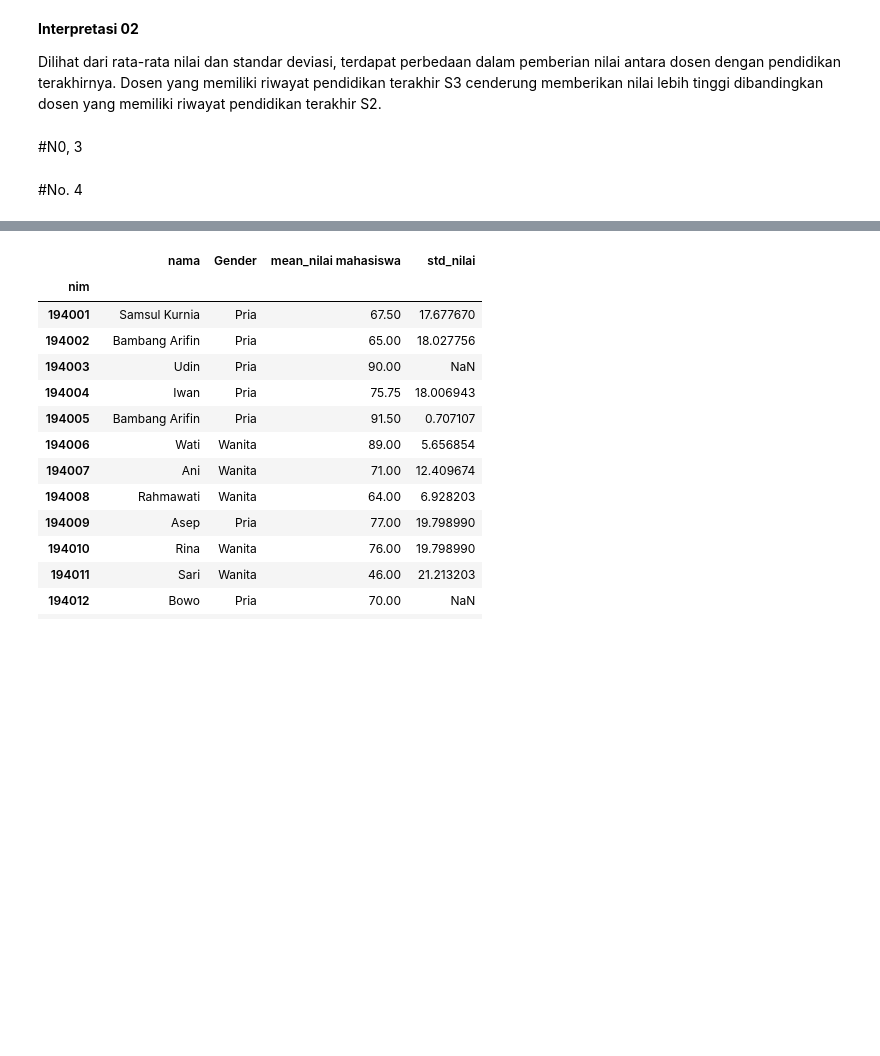
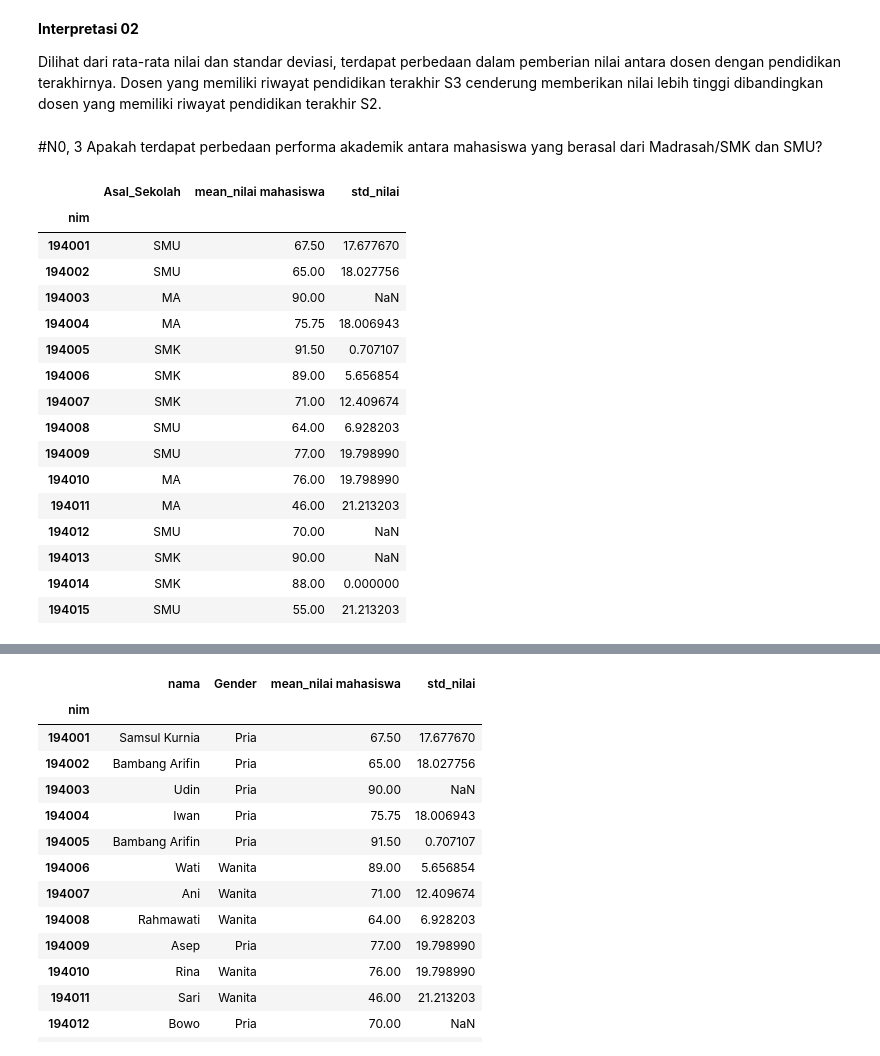
Before and after one commit to muhammadfaridmaulana/Case-Study-02-EDA-Ganjil-2022-Kelompok-2, a Jupyter notebook: Case_Study_02_EDA_Ganjil_2022_Kelompok_2.ipynb, the cells around one changed output, grey strips where cells are left out. Drawn from its saved outputs; the diff is of its cells as text; code cells hidden in the pictures; blank space fills up the shorter version.

```diff
--- a/Case_Study_02_EDA_Ganjil_2022_Kelompok_2.ipynb
+++ b/Case_Study_02_EDA_Ganjil_2022_Kelompok_2.ipynb
@@ -90,7 +92,34 @@ B.loc[:,['NIDN','nama','Pendidikan_Terakhir','mean_nilai','std_nilai']]
 **Interpretasi 02**
 
 Dilihat dari rata-rata nilai dan standar deviasi, terdapat perbedaan dalam pemberian nilai antara dosen dengan pendidikan terakhirnya. Dosen yang memiliki riwayat pendidikan terakhir S3 cenderung memberikan nilai lebih tinggi dibandingkan dosen yang memiliki riwayat pendidikan terakhir S2.
-# %% [markdown]
-#N0, 3
-# %% [markdown]
-#No. 4
+# %% [markdown]
+#N0, 3
+Apakah terdapat perbedaan performa akademik antara mahasiswa yang berasal dari Madrasah/SMK dan SMU?
+# %%
+perform_mahasiswa = nilai.groupby(nilai['nim']).mean()[['nilai']]
+perform_mahasiswa = perform_mahasiswa.rename({'nilai': 'mean_nilai mahasiswa'}, axis=1)
+perform_mahasiswa = pd.merge(mahasiswa, nilai_mahasiswa, left_on='nim', right_index=True)
+perform_mahasiswa = perform_mahasiswa[['nim', 'Asal_Sekolah','mean_nilai mahasiswa']]
+sb = nilai.groupby(nilai['nim']).std()[['nilai']]
+sb = sb.rename({'nilai': 'std_nilai'}, axis=1)
+perform_mahasiswa = perform_mahasiswa.set_index(['nim'])
+perform_mahasiswa = pd.concat([perform_mahasiswa, sb], axis=1)
+perform_mahasiswa
+# %% [output]
+|  | Asal_Sekolah | mean_nilai mahasiswa | std_nilai |
+| nim |  |  |  |
+| 194001 | SMU | 67.50 | 17.677670 |
+| 194002 | SMU | 65.00 | 18.027756 |
+| 194003 | MA | 90.00 | NaN |
+| 194004 | MA | 75.75 | 18.006943 |
+| 194005 | SMK | 91.50 | 0.707107 |
+| 194006 | SMK | 89.00 | 5.656854 |
+| 194007 | SMK | 71.00 | 12.409674 |
+| 194008 | SMU | 64.00 | 6.928203 |
+| 194009 | SMU | 77.00 | 19.798990 |
+| 194010 | MA | 76.00 | 19.798990 |
+| 194011 | MA | 46.00 | 21.213203 |
+| 194012 | SMU | 70.00 | NaN |
+| 194013 | SMK | 90.00 | NaN |
+| 194014 | SMK | 88.00 | 0.000000 |
+| 194015 | SMU | 55.00 | 21.213203 |
```
Also changed, not shown: parts of 14 cells of this notebook.
